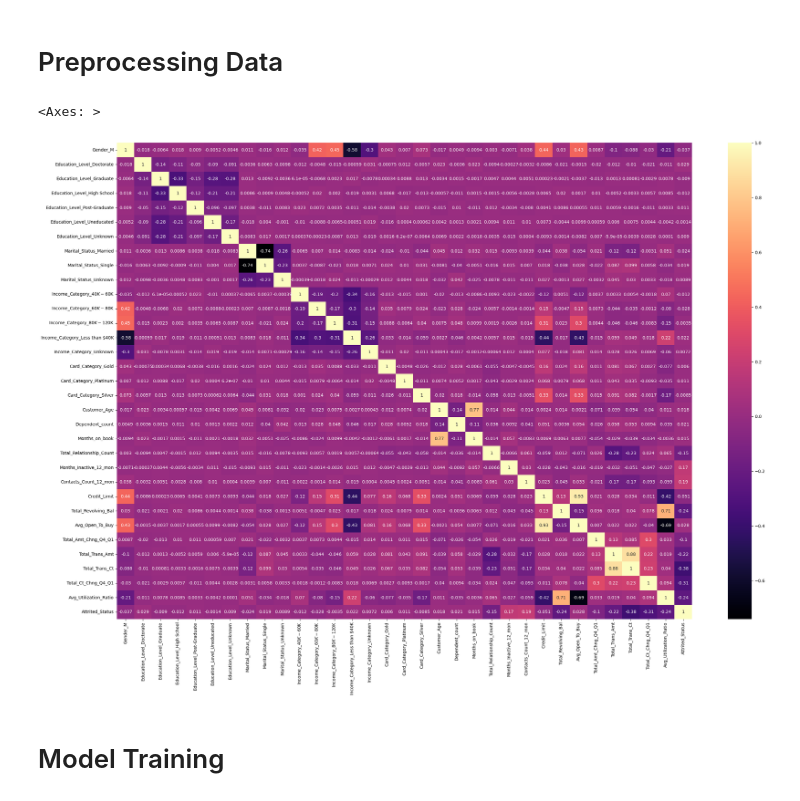
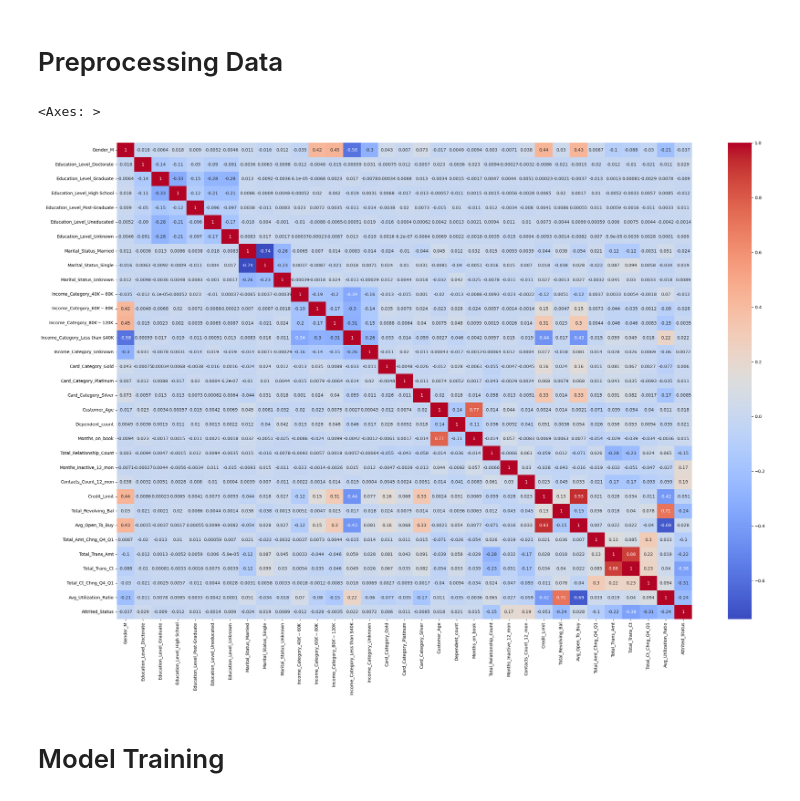
Before and after one commit to tnbsuntae/Credit_Card_Churn_Project, a Jupyter notebook: project.ipynb, the cells around one changed output. Saved outputs shown, nothing was run; the diff lists cells and outputs as text; code cells hidden in the pictures.

```diff
--- a/project.ipynb
+++ b/project.ipynb
@@ -478,12 +472,12 @@ encoded_df = pd.DataFrame(cat_encoded, columns=encoded_columns)
 # %%
 heatmap_df = pd.concat([encoded_df,numerical_features], axis=1)
 heatmap_corr = heatmap_df.corr('spearman')
 
 plt.figure(figsize=(30, 20))
-sns.heatmap(heatmap_corr, cmap='magma', annot=True)
+sns.heatmap(heatmap_corr, cmap='coolwarm', annot=True)
 # %% [output]
 <Axes: >
-[figure, old version]
+[figure, new version]
 # %%
 numerical_transformer = Pipeline(steps=[
     ('scaler', StandardScaler())
```
Also changed, not shown: parts of 5 cells of this notebook.
